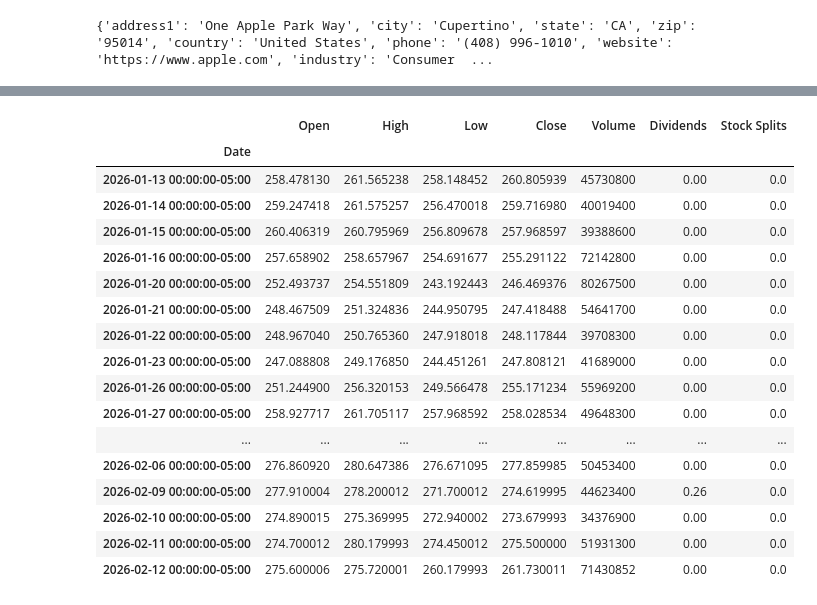
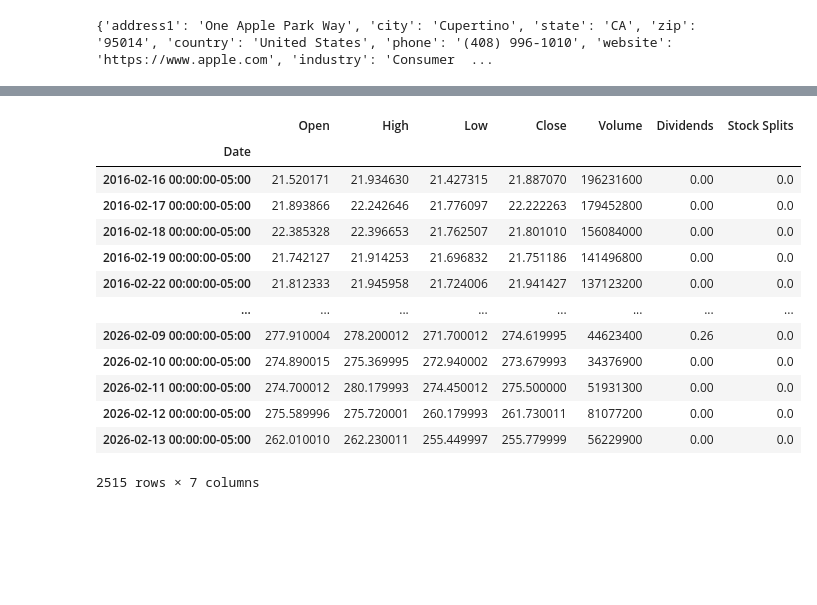
Before and after one commit to dgibn/CS5130_project, a Jupyter notebook: main.ipynb, the cells around one changed output, grey strips where cells are left out. Drawn from its saved outputs; the diff is of its cells as text; code cells hidden in the pictures; blank space fills up the shorter version.

```diff
--- a/main.ipynb
+++ b/main.ipynb
@@ -25,23 +25,19 @@ history
 251 rows × 7 columns
 # %%
-history = ticker.history(period="1mo")
+history = ticker.history(period="10y")
 history
 # %% [output]
 |  | Open | High | Low | Close | Volume | Dividends | Stock Splits |
 | Date |  |  |  |  |  |  |  |
-| 2026-01-13 00:00:00-05:00 | 258.478130 | 261.565238 | 258.148452 | 260.805939 | 45730800 | 0.00 | 0.0 |
-| 2026-01-14 00:00:00-05:00 | 259.247418 | 261.575257 | 256.470018 | 259.716980 | 40019400 | 0.00 | 0.0 |
-| 2026-01-15 00:00:00-05:00 | 260.406319 | 260.795969 | 256.809678 | 257.968597 | 39388600 | 0.00 | 0.0 |
-| 2026-01-16 00:00:00-05:00 | 257.658902 | 258.657967 | 254.691677 | 255.291122 | 72142800 | 0.00 | 0.0 |
-| 2026-01-20 00:00:00-05:00 | 252.493737 | 254.551809 | 243.192443 | 246.469376 | 80267500 | 0.00 | 0.0 |
-| 2026-01-21 00:00:00-05:00 | 248.467509 | 251.324836 | 244.950795 | 247.418488 | 54641700 | 0.00 | 0.0 |
-| 2026-01-22 00:00:00-05:00 | 248.967040 | 250.765360 | 247.918018 | 248.117844 | 39708300 | 0.00 | 0.0 |
-| 2026-01-23 00:00:00-05:00 | 247.088808 | 249.176850 | 244.451261 | 247.808121 | 41689000 | 0.00 | 0.0 |
-| 2026-01-26 00:00:00-05:00 | 251.244900 | 256.320153 | 249.566478 | 255.171234 | 55969200 | 0.00 | 0.0 |
-| 2026-01-27 00:00:00-05:00 | 258.927717 | 261.705117 | 257.968592 | 258.028534 | 49648300 | 0.00 | 0.0 |
+| 2016-02-16 00:00:00-05:00 | 21.520171 | 21.934630 | 21.427315 | 21.887070 | 196231600 | 0.00 | 0.0 |
+| 2016-02-17 00:00:00-05:00 | 21.893866 | 22.242646 | 21.776097 | 22.222263 | 179452800 | 0.00 | 0.0 |
+| 2016-02-18 00:00:00-05:00 | 22.385328 | 22.396653 | 21.762507 | 21.801010 | 156084000 | 0.00 | 0.0 |
+| 2016-02-19 00:00:00-05:00 | 21.742127 | 21.914253 | 21.696832 | 21.751186 | 141496800 | 0.00 | 0.0 |
+| 2016-02-22 00:00:00-05:00 | 21.812333 | 21.945958 | 21.724006 | 21.941427 | 137123200 | 0.00 | 0.0 |
 | ... | ... | ... | ... | ... | ... | ... | ... |
-| 2026-02-06 00:00:00-05:00 | 276.860920 | 280.647386 | 276.671095 | 277.859985 | 50453400 | 0.00 | 0.0 |
 | 2026-02-09 00:00:00-05:00 | 277.910004 | 278.200012 | 271.700012 | 274.619995 | 44623400 | 0.26 | 0.0 |
 | 2026-02-10 00:00:00-05:00 | 274.890015 | 275.369995 | 272.940002 | 273.679993 | 34376900 | 0.00 | 0.0 |
 | 2026-02-11 00:00:00-05:00 | 274.700012 | 280.179993 | 274.450012 | 275.500000 | 51931300 | 0.00 | 0.0 |
-| 2026-02-12 00:00:00-05:00 | 275.600006 | 275.720001 | 260.179993 | 261.730011 | 71430852 | 0.00 | 0.0 |
+| 2026-02-12 00:00:00-05:00 | 275.589996 | 275.720001 | 260.179993 | 261.730011 | 81077200 | 0.00 | 0.0 |
+| 2026-02-13 00:00:00-05:00 | 262.010010 | 262.230011 | 255.449997 | 255.779999 | 56229900 | 0.00 | 0.0 |
+2515 rows × 7 columns
```
Also changed, not shown: parts of 11 cells of this notebook.
